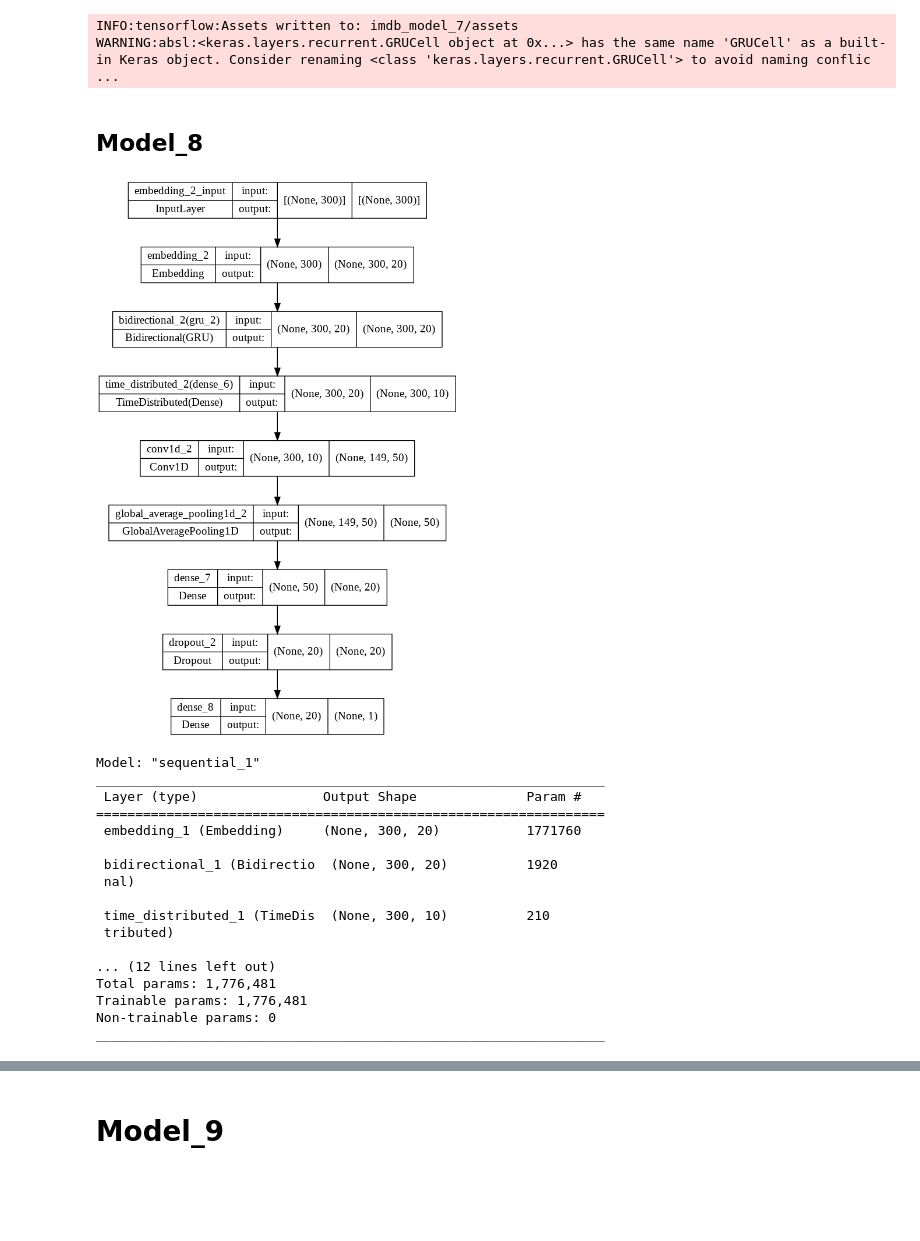
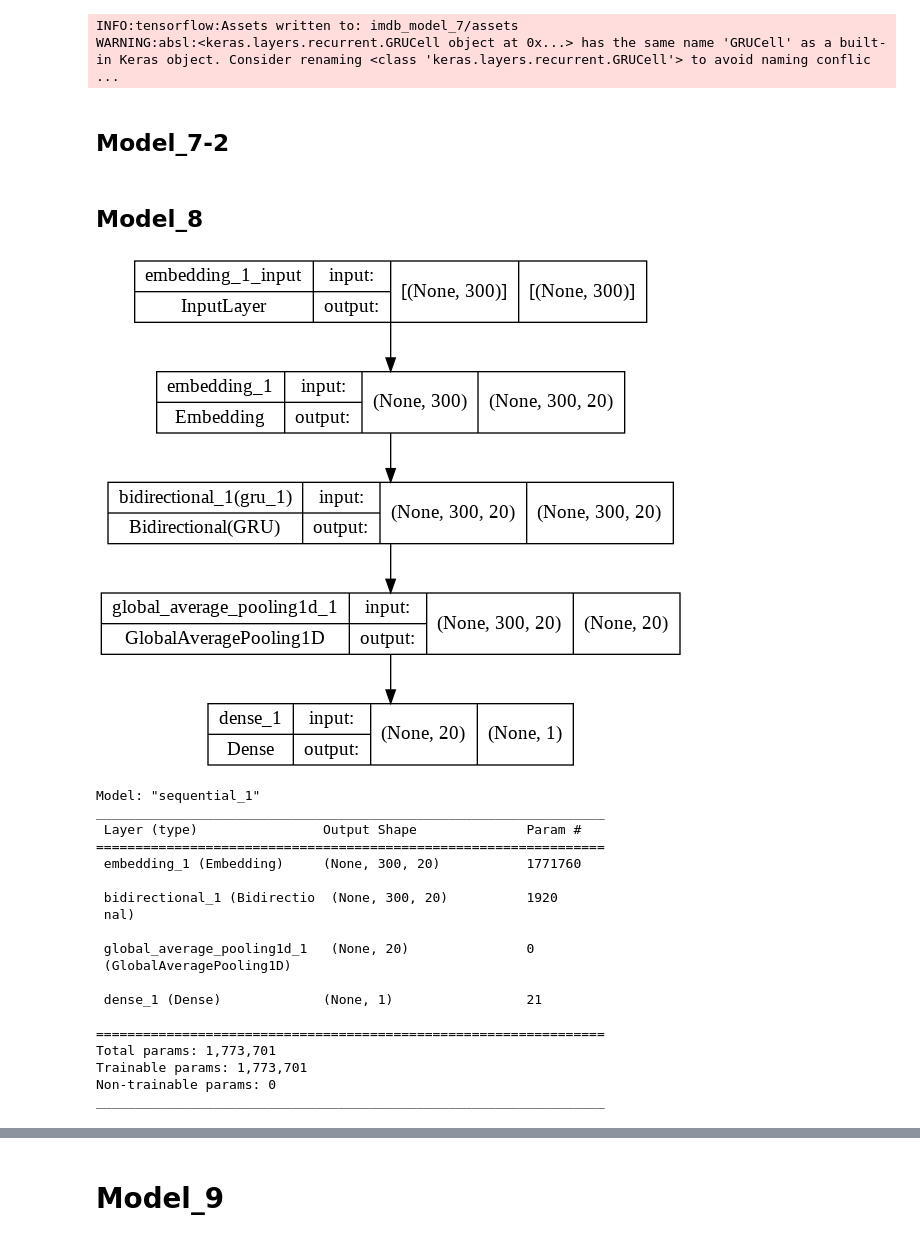
Before and after one commit to RuHsu015/This_is_my_Colab, a Jupyter notebook: 「deep_learning_hw2」的副本.ipynb, the cells around one changed output, grey strips where cells are left out. Drawn from its saved outputs; the diff is of its cells as text; code cells hidden in the pictures; blank space fills up the shorter version.

```diff
--- a/「deep_learning_hw2」的副本.ipynb
+++ b/「deep_learning_hw2」的副本.ipynb
@@ -899,3 +899,5 @@ WARNING:absl:Found untraced functions such as gru_cell_layer_call_fn, gru_cell_l
 INFO:tensorflow:Assets written to: imdb_model_7/assets
 INFO:tensorflow:Assets written to: imdb_model_7/assets
 WARNING:absl:<keras.layers.recurrent.GRUCell object at 0x...> has the same name 'GRUCell' as a built-in Keras object. Consider renaming <class 'keras.layers.recurrent.GRUCell'> to avoid naming conflic ...
+# %% [markdown]
+## Model_7-2
@@ -904,30 +928,29 @@ WARNING:absl:<keras.layers.recurrent.GRUCell object at 0x...> has the same name
 # %%
 # changing GRU layer to input_len=300, embedding 20 dimensions
 
 from tensorflow.keras.utils import plot_model
 from tensorflow.keras.layers import Embedding, Bidirectional, GRU, TimeDistributed, Dense, Conv1D, GlobalAveragePooling1D, Dropout
 from tensorflow.keras import callbacks, Sequential
 
 model_8 = Sequential([
   Embedding(len(vocabulary), 20, input_length=300),
   Bidirectional(GRU(10,dropout=0.5,kernel_initializer="he_normal",recurrent_regularizer=keras.regularizers.l2(),go_backwards=True,return_sequences=True)),
-  TimeDistributed(Dense(10, activation="relu")),
-  Conv1D(filters=50, kernel_size=3, strides=2),
+  # TimeDistributed(Dropout(0.5)),
+  # Conv1D(filters=30, kernel_size=3, strides=2),
+  # Conv1D(filters=30, kernel_size=3, strides=2),
   GlobalAveragePooling1D(),
-  Dense(20, activation="relu"),
-  Dropout(0.5),
   Dense(1,activation="sigmoid",kernel_initializer="he_normal", kernel_regularizer=keras.regularizers.l2())
 ])
 
 model_8.compile(loss="binary_crossentropy",
         optimizer=tf.optimizers.Nadam(learning_rate=0.001),
         metrics=["binary_accuracy"])
 callback = callbacks.EarlyStopping(monitor="val_loss", patience=3)
 
 
 plot_model(model = model_8, show_shapes = True)
 # %% [output]
-[figure, old version]
+[figure, new version]
 # %%
 model_8.summary()
 # %% [output]
@@ -940,12 +963,14 @@ _________________________________________________________________
  bidirectional_1 (Bidirectio  (None, 300, 20)          1920
  nal)
 
- time_distributed_1 (TimeDis  (None, 300, 10)          210
- tributed)
+ global_average_pooling1d_1   (None, 20)               0
+ (GlobalAveragePooling1D)
 
-... (12 lines left out)
-Total params: 1,776,481
-Trainable params: 1,776,481
+ dense_1 (Dense)             (None, 1)                 21
+
+=================================================================
+Total params: 1,773,701
+Trainable params: 1,773,701
 Non-trainable params: 0
 _________________________________________________________________
 # %%
```
Also changed, not shown: parts of 14 cells of this notebook.
